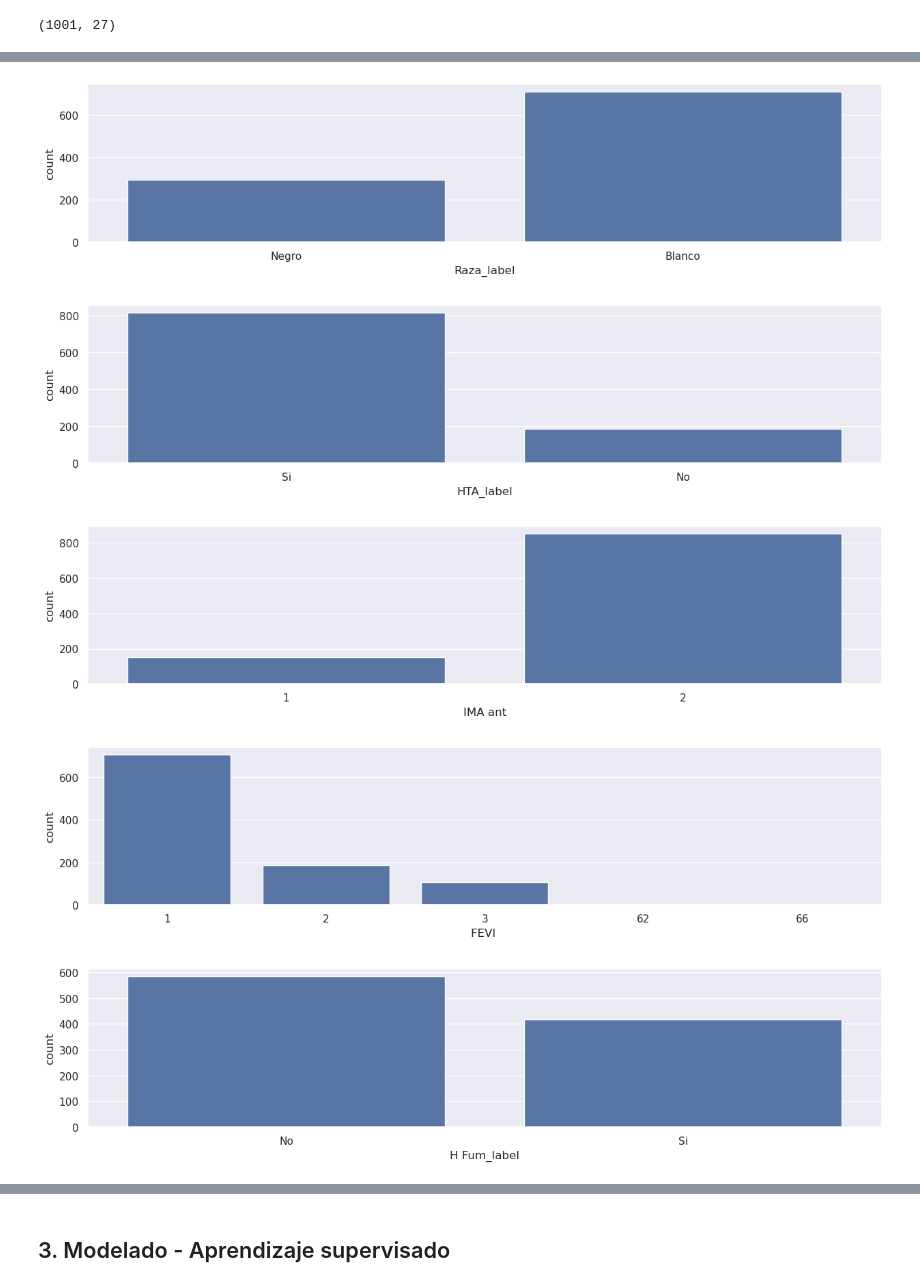
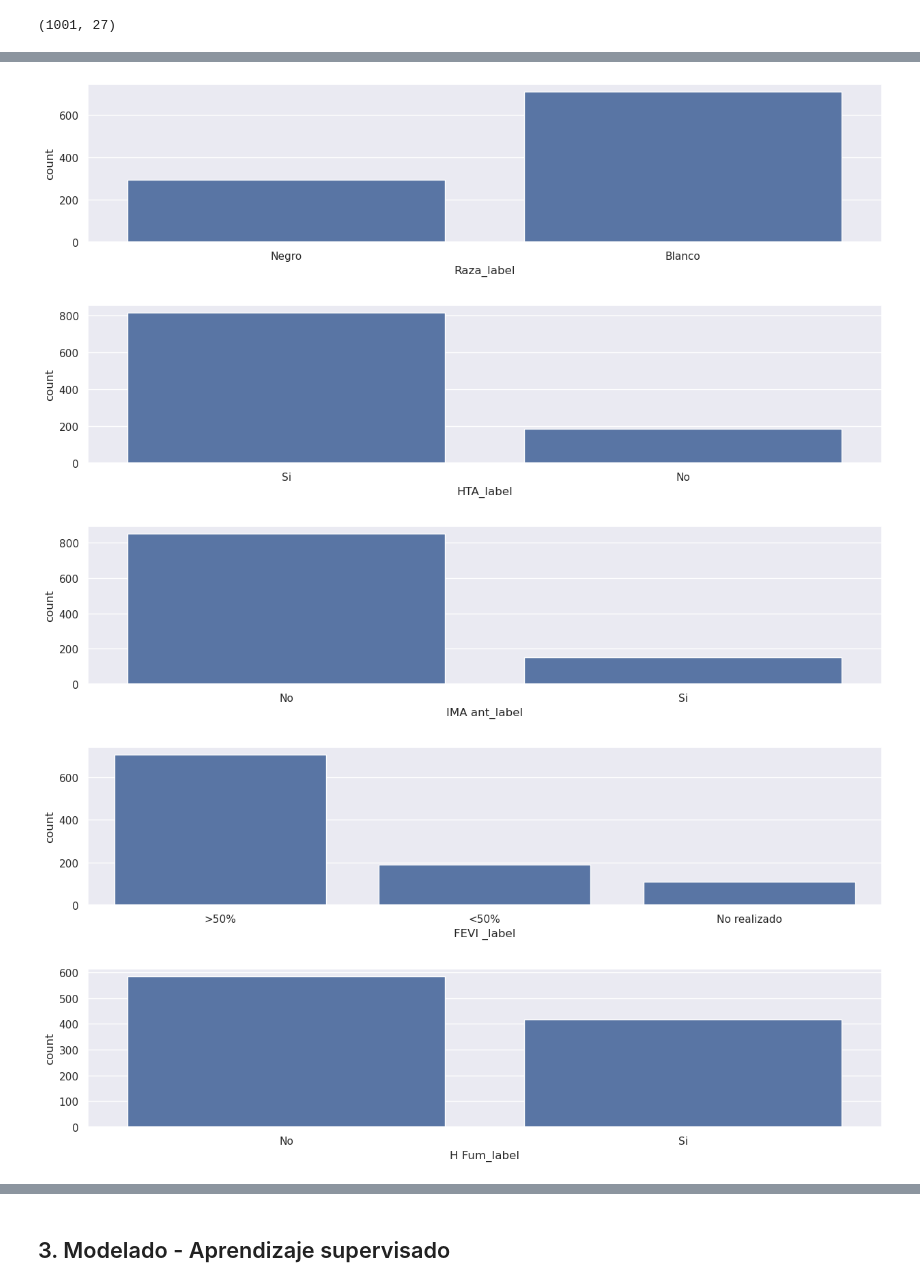
Before and after one commit to rguez4828/CURSO_CDIA, a Jupyter notebook: proyecto_coronario_cdia_2.ipynb, the cells around one changed output, grey strips where cells are left out. Drawn from its saved outputs; the diff is of its cells as text; code cells hidden in the pictures.

```diff
--- a/proyecto_coronario_cdia_2.ipynb
+++ b/proyecto_coronario_cdia_2.ipynb
@@ -379,28 +379,31 @@ normalizar_var_cualitativa(df_coronario_clf, 'Colest', True)
 # %%
 sexo_map = {1: 'Mujer', 2: 'Hombre'}
 raza_map = {1: 'Blanco', 2: 'Negro'}
 sino_map = {1: 'Si', 2: 'No'}
+fevi_map = {1:  '>50%', 2 : '<50%', 3 : 'No realizado'}
 estado_map = {1: 'Vivo', 2: 'Fallecido'}
 complicac_map = {1 : 'No', 2: 'Angina post-IMA', 3: 'Reinfarto', 4: 'I cardiaca', 5: 'Trastornos del ritmo y de la conducción', 6: 'Shock', 7: 'Hipotensión', 8: 'Sangramiento', 9: 'Pericarditis Aguda', 10: 'PCR', 11: 'Sincope', 12: 'Angina recidivante', 13: 'IMA', 14: 'Muerte', 15: 'ECV', 16: 'Otras'}
+degreso_map = {1 : 'IMA', 2 : 'IMA no Q.', 3 : 'Otros.', 4 : 'Miocardiopatía.', 5 : 'AIA.', 6 : 'Sincope.', 7 : 'TEP.', 8 : 'Angina estable.',  9 : 'Dolor Torácico no precisado.', 10 : 'Trastornos del ritmo y de la conducción.',  11 : 'I Cardiaca.', 12 : 'Pericarditis.'}
 
 analisis_var_cuantitativa_sns(df_coronario_clf, 'Sexo', sexo_map)
 analisis_var_cuantitativa_sns(df_coronario_clf, 'Raza', raza_map)
 analisis_var_cuantitativa_sns(df_coronario_clf, 'HTA', sino_map)
-analisis_var_cuantitativa_sns(df_coronario_clf, 'IMA ant')
-analisis_var_cuantitativa_sns(df_coronario_clf, 'FEVI ')
+analisis_var_cuantitativa_sns(df_coronario_clf, 'IMA ant', sino_map)
+analisis_var_cuantitativa_sns(df_coronario_clf, 'FEVI ', fevi_map)
 analisis_var_cuantitativa_sns(df_coronario_clf, 'H Fum', sino_map)
 analisis_var_cuantitativa_sns(df_coronario_clf, 'Obes', sino_map)
 analisis_var_cuantitativa_sns(df_coronario_clf, 'Disl', sino_map)
 analisis_var_cuantitativa_sns(df_coronario_clf, 'DM', sino_map)
 analisis_var_cuantitativa_sns(df_coronario_clf, 'Estado', estado_map)
+analisis_var_cuantitativa_sns(df_coronario_clf, 'Diag ing')
 analisis_var_cuantitativa_sns(df_coronario_clf, 'Complicac')
 analisis_var_cuantitativa_sns(df_coronario_clf, 'D egreso')
 # %% [output]
 [figure]
 [figure]
 [figure]
-[figure, old version]
+[figure, new version]
-[figure, old version]
+[figure, new version]
 [figure]
 [figure]
 [figure]
```
Also changed, not shown: parts of 25 cells of this notebook, 1 other file.
